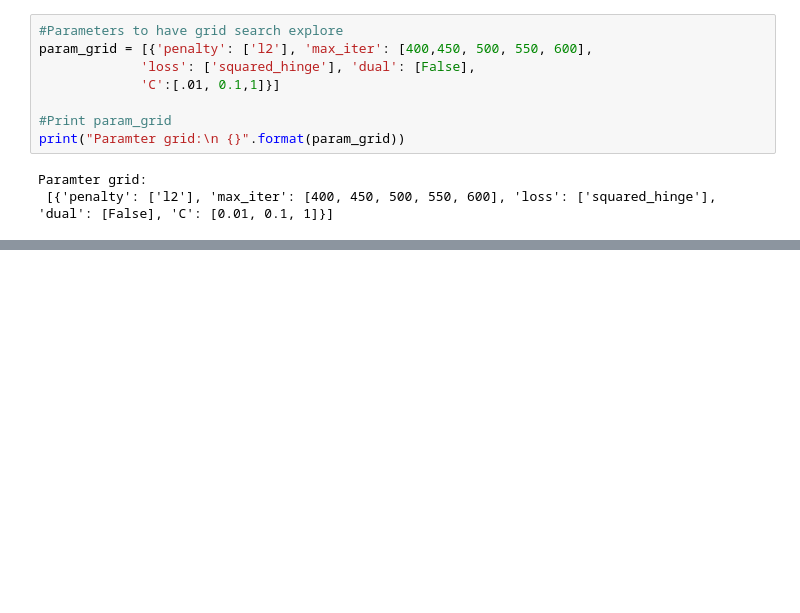
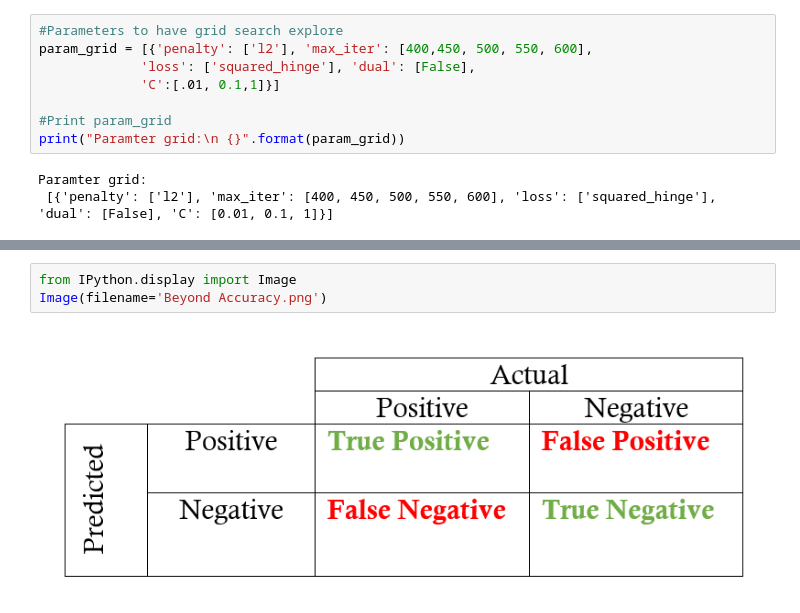
Before and after one commit to KishenSharma6/HeartDisease-Classification, a Jupyter notebook: Heart Disease - Classification.ipynb, the cells around one changed output, grey strips where cells are left out. Drawn from its saved outputs; the diff is of its cells as text; blank space fills up the shorter version.

```diff
--- a/Heart Disease - Classification.ipynb
+++ b/Heart Disease - Classification.ipynb
@@ -775,0 +774,5 @@ Top CV Score: 0.909
+# %%
+from IPython.display import Image
+Image(filename='Beyond Accuracy.png')
+# %% [output]
+[figure, added]
```
Also changed, not shown: parts of 8 cells of this notebook.
